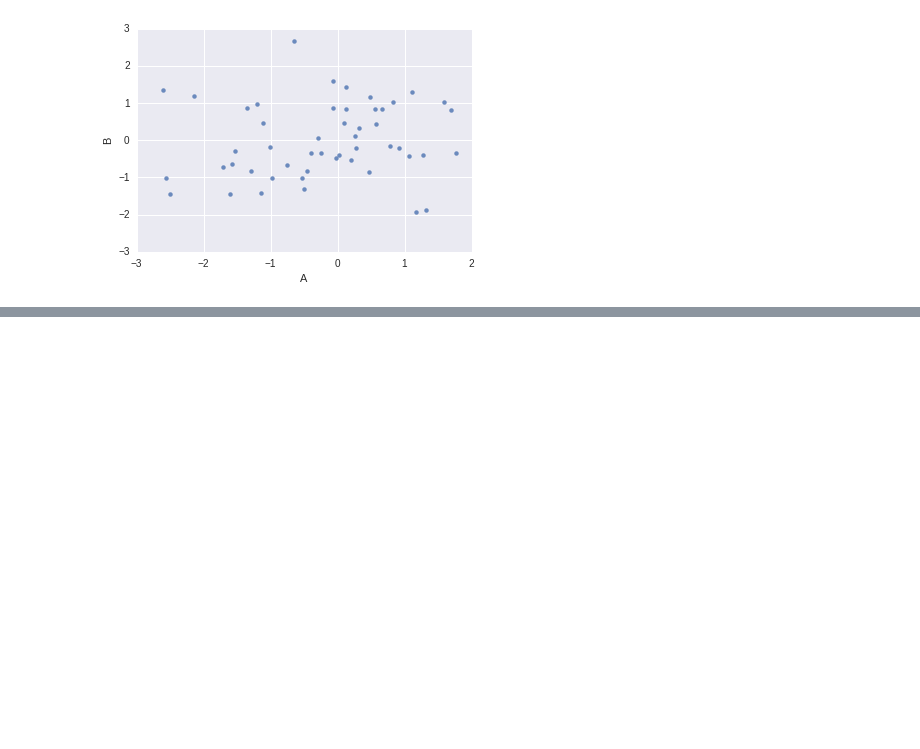
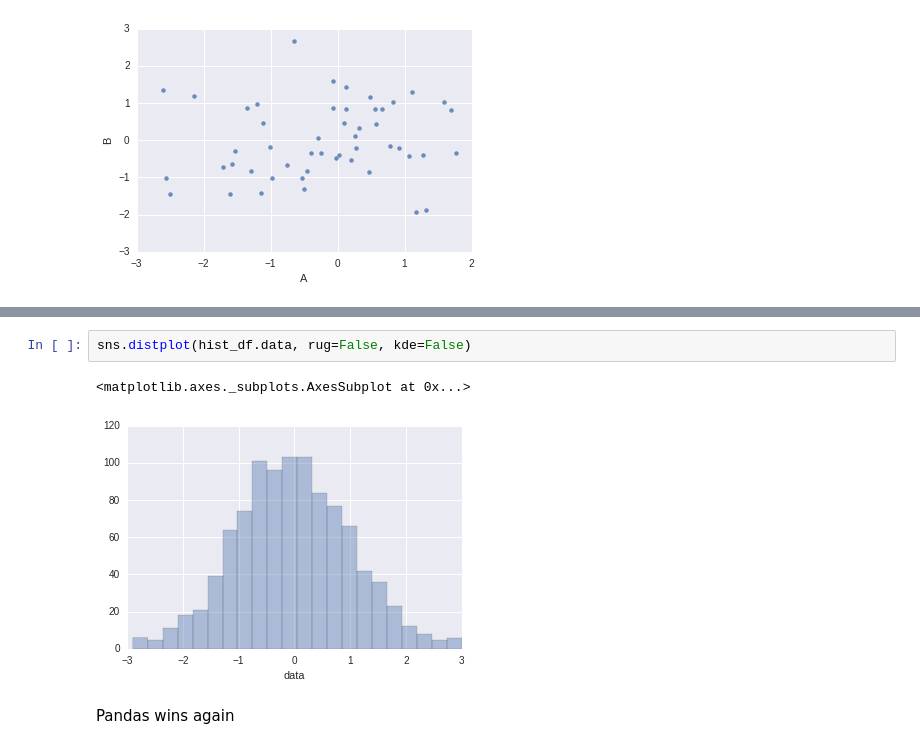
Before and after one commit to arrteedeetwo/Python, a Jupyter notebook: Python charting cheat sheet.ipynb, the cells around one changed output, grey strips where cells are left out. Cells and saved outputs as stored; diff of their text form; blank space fills up the shorter version.

```diff
--- a/Python charting cheat sheet.ipynb
+++ b/Python charting cheat sheet.ipynb
@@ -47,0 +73,7 @@ Pandas is the winner here for ease of use.
+# %%
+sns.distplot(hist_df.data, rug=False, kde=False)
+# %% [output]
+<matplotlib.axes._subplots.AxesSubplot at 0x...>
+[figure, added]
+# %% [markdown]
+Pandas wins again
```
Also changed, not shown: parts of 7 cells of this notebook.
